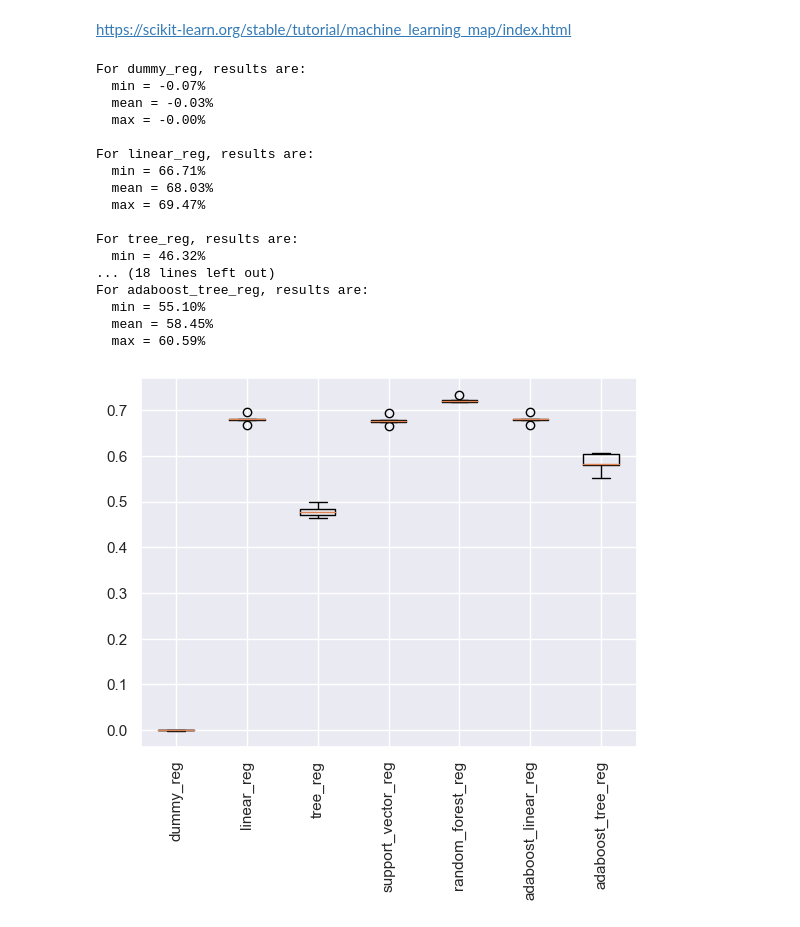
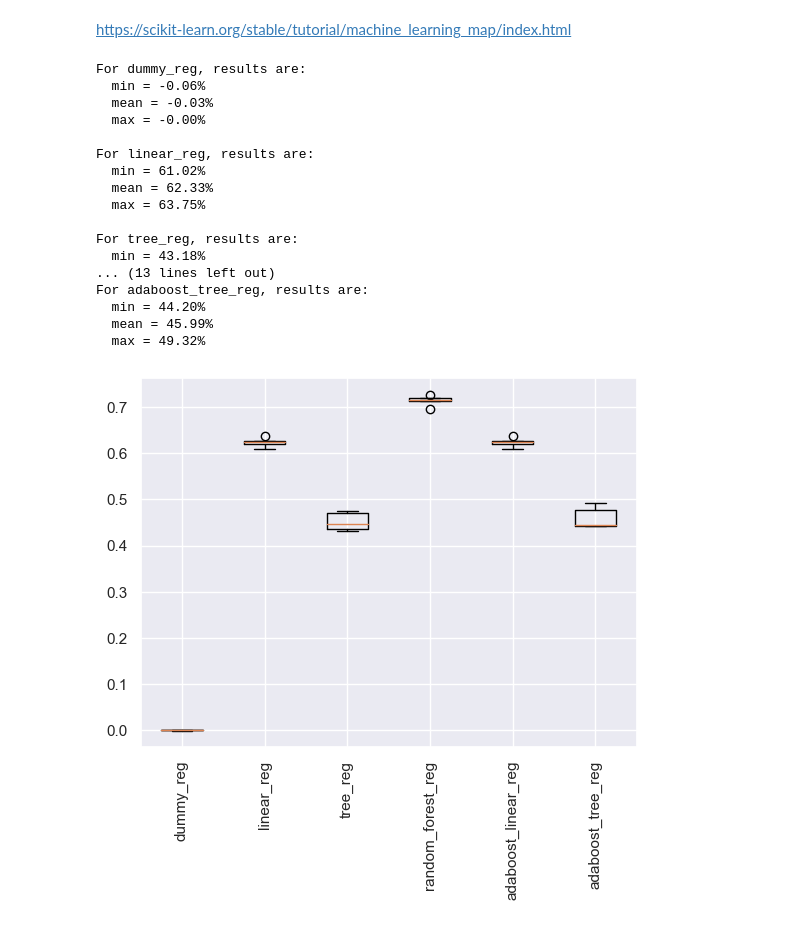
Before and after one commit to mohebmaher/GDSC-Core-Team-Training, a Jupyter notebook: Assignment-05/assignment_05.ipynb, the cells around one changed output. Cells and saved outputs as stored; diff of their text form; code cells hidden in the pictures.

```diff
--- a/Assignment-05/assignment_05.ipynb
+++ b/Assignment-05/assignment_05.ipynb
@@ -227,0 +210,4 @@ X_train, X_test, y_train, y_test = train_test_split(X, y, test_size=0.2, random_
+# %%
+# Performing log-transformation:
+X_train[num_cols] = X_train[num_cols].apply(lambda x: np.log(x + 1))
+X_test[num_cols] = X_test[num_cols].apply(lambda x: np.log(x + 1))
@@ -228,8 +219,15 @@ X_train, X_test, y_train, y_test = train_test_split(X, y, test_size=0.2, random_
 # %% [markdown]
 - **Feature scaling:**
 # %%
-# Create a robust scaler:
-scaler = RobustScaler()
+# Instantiate the transformers:
+robust_scaler = RobustScaler()
+cat_encoder = OneHotEncoder(sparse_output=False, handle_unknown="ignore")
+# %%
+# Create a column transformer:
+transformer = ColumnTransformer(
+    transformers=[("robust_scaler", robust_scaler, num_cols),
+                  ("cat_encoder", cat_encoder, cat_cols)],
+    remainder="passthrough")
 # %%
 # Fit to & transform the training set:
-X_train_scaled = scaler.fit_transform(X_train)
+X_train_transformed = transformer.fit_transform(X_train)
@@ -246,33 +259,32 @@ scorer = make_scorer(r2_score, greater_is_better=True)
 # %%
 %%time
 # Compare different models:
 %run "./helpers/validate_model.py";
 results = compare_models(
-    X_train_scaled, y_train, scorer,
+    X_train_transformed, y_train, scorer,
     dummy_reg=DummyRegressor(),
     linear_reg=LinearRegression(),
     tree_reg=DecisionTreeRegressor(),
-    support_vector_reg=SVR(kernel="linear"),
     random_forest_reg=RandomForestRegressor(),
     adaboost_linear_reg=LinearRegression(),
     adaboost_tree_reg=AdaBoostRegressor()
 );
 # %% [output]
 For dummy_reg, results are:
-  min = -0.07%
+  min = -0.06%
   mean = -0.03%
   max = -0.00%
 
 For linear_reg, results are:
-  min = 66.71%
-  mean = 68.03%
-  max = 69.47%
+  min = 61.02%
+  mean = 62.33%
+  max = 63.75%
 
 For tree_reg, results are:
-  min = 46.32%
-... (18 lines left out)
+  min = 43.18%
+... (13 lines left out)
 For adaboost_tree_reg, results are:
-  min = 55.10%
-  mean = 58.45%
-  max = 60.59%
+  min = 44.20%
+  mean = 45.99%
+  max = 49.32%
-[figure, old version]
+[figure, new version]
```
Also changed, not shown: parts of 17 cells of this notebook.
